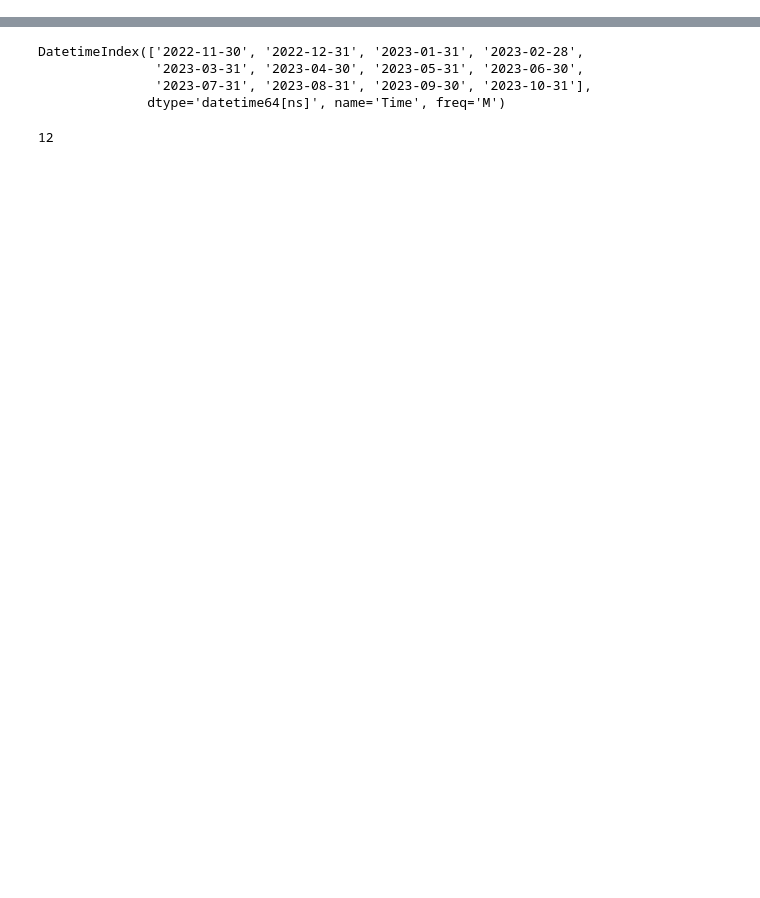
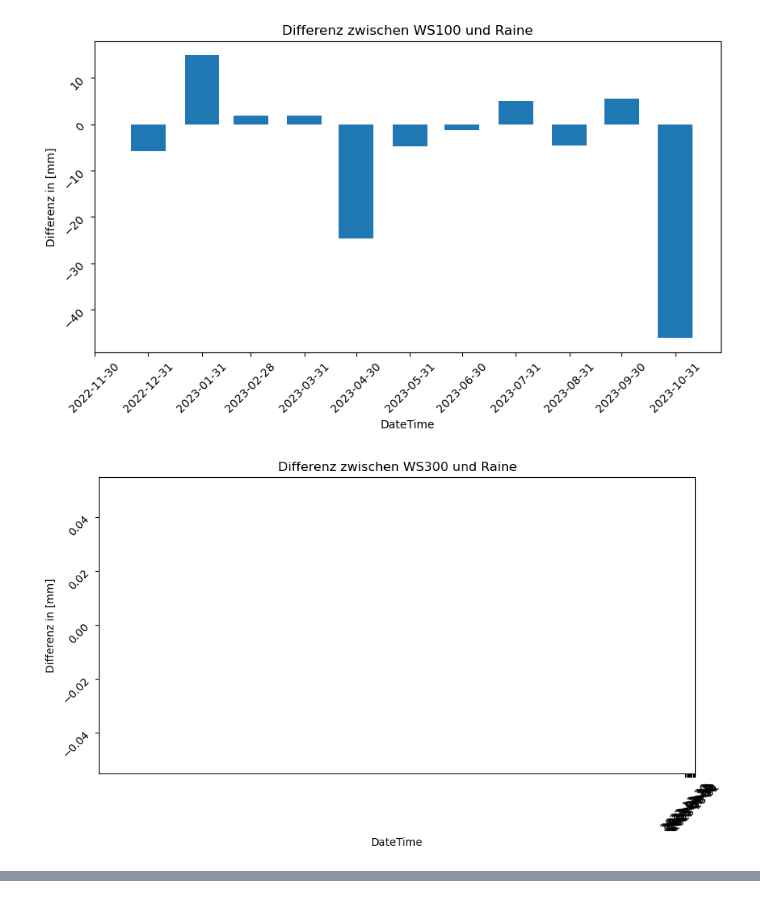
Before and after one commit to Nicholas202024/Hiwi_Code, a Jupyter notebook: statistik_summen.ipynb, the cells around one changed output, grey strips where cells are left out. Cells and saved outputs as stored; diff of their text form; code cells hidden in the pictures; blank space fills up the shorter version.

```diff
--- a/statistik_summen.ipynb
+++ b/statistik_summen.ipynb
@@ -364,0 +327,48 @@ list_difference
+# %%
+reference = Raine_rtu_1M['Niederschlagsmenge']
+
+station_info = [[WS100_rtu_1M['precipitation.1'], 'WS100', 'Raine'],
+                [WS300_rtu_1M['precipitation.1'], 'WS300', 'Raine'],
+                [L_pcp_rtu_1M['rr_07'], 'L_pcp rr_07', 'Raine'],
+                [L_pcp_rtu_1M['rr_09'], 'L_pcp rr_09', 'Raine'],
+                [L_pcp_rtu_1M['rr_10'], 'L_pcp rr_10', 'Raine']]
+
+for i in range(len(station_info)):
+
+    list_difference = []
+    list_difference_index = []
+
+    for index in index_max_range:
+
+        try:
+            difference = station_info[i][0].loc[index] - reference.loc[index]
+
+            list_difference.append(difference)
+            list_difference_index.append(index)
+        except KeyError:
+            pass
+
+    # plot
+
+    data = list_difference
+    index_input = list_difference_index
+
+    fig, ax = plt.subplots(figsize=(10, 5))
+
+    ax.bar(index_input, data, width=20, align='center')
+
+    ax.set_title('Differenz zwischen ' + station_info[i][1] + ' und ' + station_info[i][2])
+    ax.set_xlabel('DateTime')
+    ax.set_ylabel('Differenz in [mm]')
+
+    if len(index_input) > 40:
+        plt.xticks(index_input[::3], rotation=45)
+    else:
+        plt.xticks(index_input, rotation=45)
+
+    plt.yticks(rotation=45)
+
+    plt.show()
+# %% [output]
+[figure, added]
+[figure, added]
@@ -367,11 +379,0 @@ same_index = reference.index.intersection(station.index)
-# %%
-same_index
-# %% [output]
-DatetimeIndex(['2022-11-30', '2022-12-31', '2023-01-31', '2023-02-28',
-               '2023-03-31', '2023-04-30', '2023-05-31', '2023-06-30',
-               '2023-07-31', '2023-08-31', '2023-09-30', '2023-10-31'],
-              dtype='datetime64[ns]', name='Time', freq='M')
-# %%
-[isinstance(x, str) for x in WS300_rtu_1M['precipitation.1'].loc[same_index]].count(False)
-# %% [output]
-12
```
Also changed, not shown: parts of 13 cells of this notebook.
